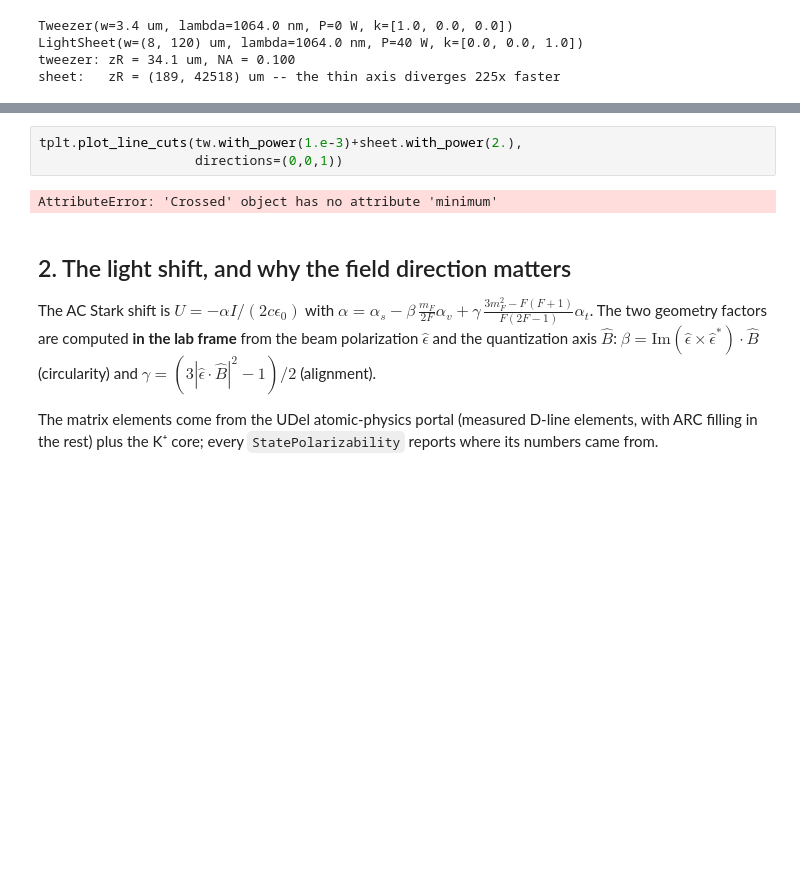
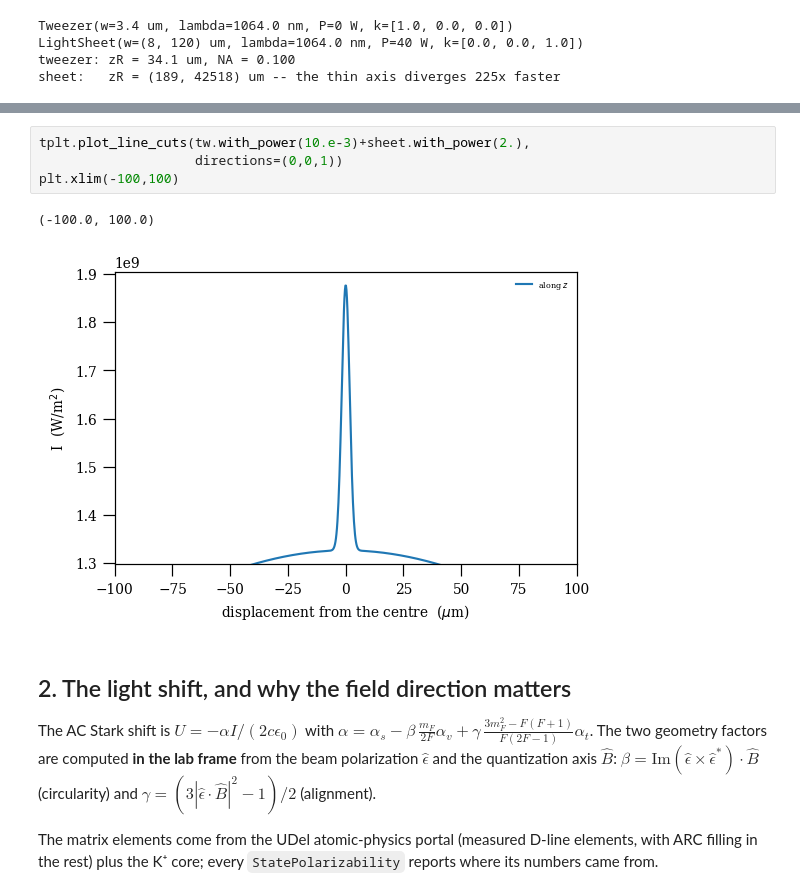
Before and after one commit to ucsb-amo/k-amo, a Jupyter notebook: kamo/trap/examples/trap_demo.ipynb, the cells around one changed output, grey strips where cells are left out. Drawn from its saved outputs; the diff is of its cells as text; blank space fills up the shorter version.

```diff
--- a/kamo/trap/examples/trap_demo.ipynb
+++ b/kamo/trap/examples/trap_demo.ipynb
@@ -98,8 +93,10 @@ tplt.plot_plane_cut(tw.with_power(1.e-3) + sheet.with_power(2.),
 # %%
-tplt.plot_line_cuts(tw.with_power(1.e-3)+sheet.with_power(2.),
+tplt.plot_line_cuts(tw.with_power(10.e-3)+sheet.with_power(2.),
                     directions=(0,0,1))
+plt.xlim(-100,100)
 # %% [output]
-AttributeError: 'Crossed' object has no attribute 'minimum'
+(-100.0, 100.0)
+[figure, added]
 # %% [markdown]
 ## 2. The light shift, and why the field direction matters
 
```
Also changed, not shown: parts of 9 cells of this notebook.
